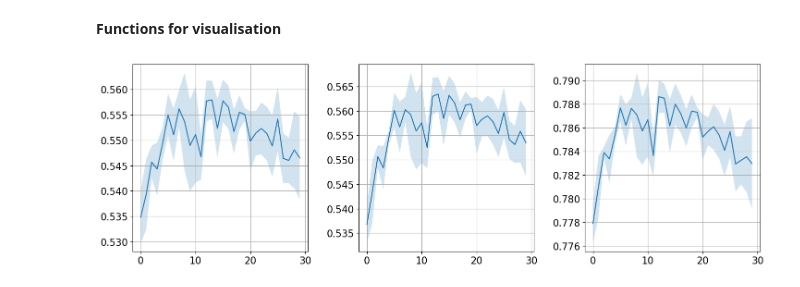
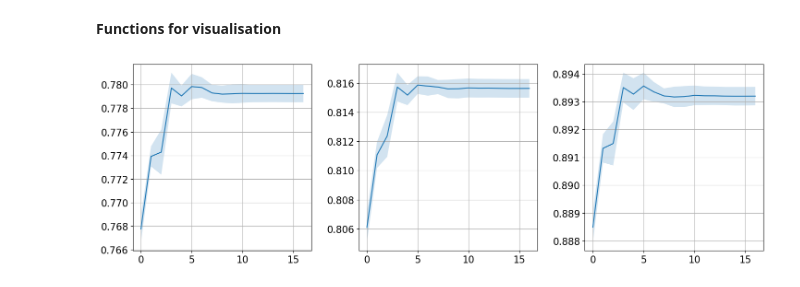
Before and after one commit to Sapr7/Learning-To-Rank, a Jupyter notebook: Transformer/graphs.ipynb, the cells around one changed output. Saved outputs shown, nothing was run; the diff lists cells and outputs as text; code cells hidden in the pictures.

```diff
--- a/Transformer/graphs.ipynb
+++ b/Transformer/graphs.ipynb
@@ -73,6 +73,6 @@ def make_graph_loss(file, show=True):
         plt.show()
     return means, stds
 # %%
-means1, stds1 = make_graph_metric(file =r'/home/aletovv/Learning-To-Rank/Transformer/done experiments data/deg = 4 listnet', show=True )
+means1, stds1 = make_graph_metric(file =r'/home/data/Learning-To-Rank/Transformer/yahoo_set1.pkl', show=True )
 # %% [output]
-[figure, old version]
+[figure, new version]
```
Also changed, not shown: parts of 4 cells of this notebook, 3 other files.
